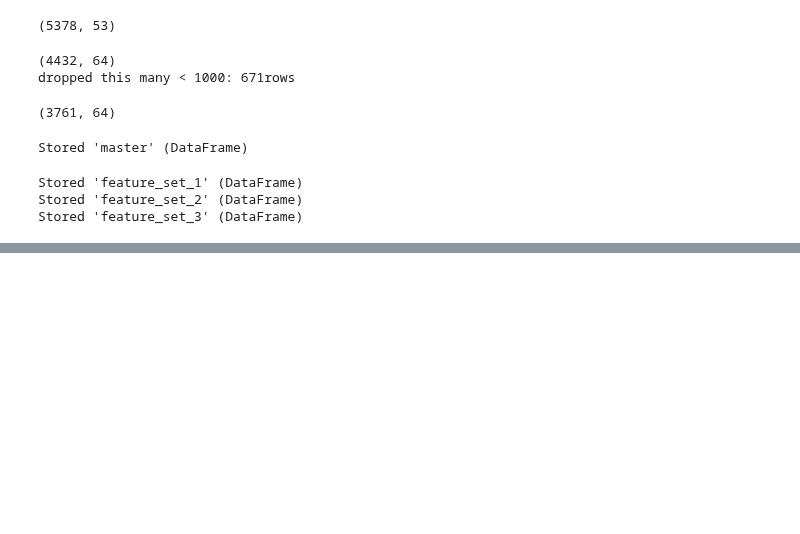
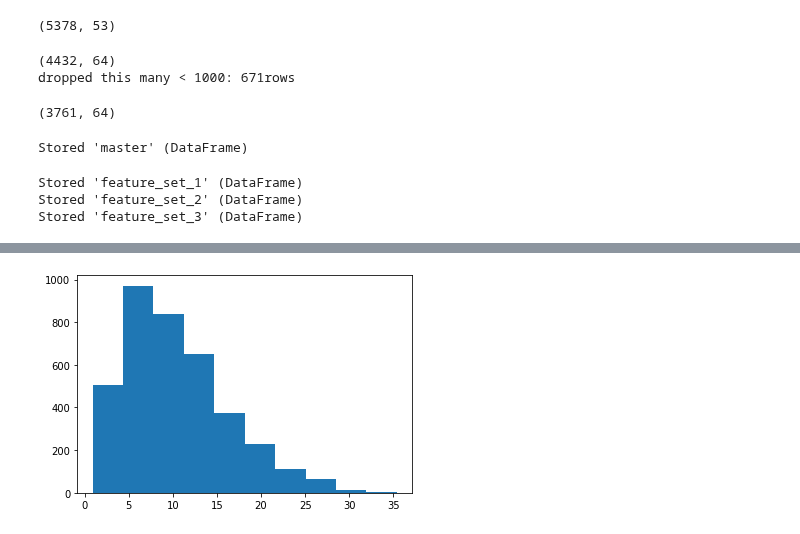
Before and after one commit to victoria-yining-huang/NBA-MIP, a Jupyter notebook: features.ipynb, the cells around one changed output, grey strips where cells are left out. Drawn from its saved outputs; the diff is of its cells as text; code cells hidden in the pictures; blank space fills up the shorter version.

```diff
--- a/features.ipynb
+++ b/features.ipynb
@@ -186,0 +199,5 @@ Stored 'feature_set_3' (DataFrame)
+# %%
+plt.hist(feature_set_1["PTS"])
+plt.show()
+# %% [output]
+[figure, added]
```
Also changed, not shown: parts of 10 cells of this notebook, 3 other files.
